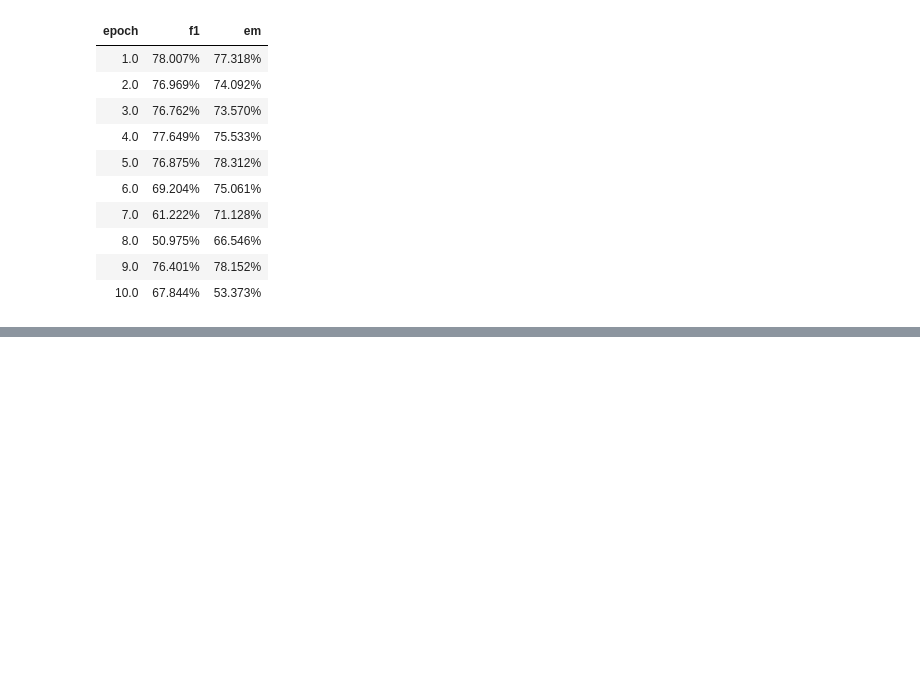
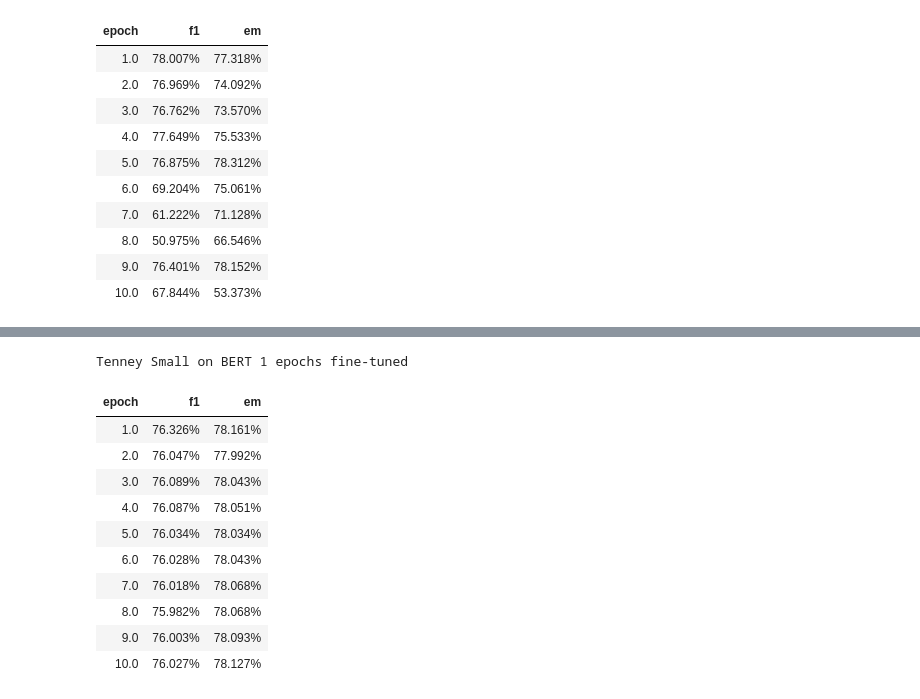
Before and after one commit to cbenge509/BERTVision, a Jupyter notebook: Example Performance Reporting.ipynb, the cells around one changed output, grey strips where cells are left out. Cells and saved outputs as stored; diff of their text form; code cells hidden in the pictures; blank space fills up the shorter version.

```diff
--- a/Example Performance Reporting.ipynb
+++ b/Example Performance Reporting.ipynb
@@ -584,0 +705,45 @@ viz_bert_performance(**kwargs)
+# %%
+import pandas as pd
+from utils.training_utils import *
+
+df = pd.DataFrame({'epoch': {0: 1, 1: 2, 2: 3, 3: 4, 4: 5, 5: 6, 6: 7, 7: 8, 8: 9, 9: 10},
+ 'f1': {0: 0.763261206975258,
+  1: 0.7604730039416996,
+  2: 0.760891497752912,
+  3: 0.7608735547806936,
+  4: 0.7603381731299395,
+  5: 0.7602758620689656,
+  6: 0.7601768281451464,
+  7: 0.7598229109020476,
+  8: 0.7600332133960698,
+  9: 0.7602695467552848},
+ 'em': {0: 0.7816053230017688,
+  1: 0.7799208287711614,
+  2: 0.7804261770403437,
+  3: 0.780510401751874,
+  4: 0.7803419523288133,
+  5: 0.7804261770403437,
+  6: 0.7806788511749347,
+  7: 0.7806788511749347,
+  8: 0.7809315253095258,
+  9: 0.7812684241556472}})
+# %%
+# Generate table output of F1 / EM performance per epoch
+kwargs = {'df': df,
+          'title': 'Tenney Small on BERT 1 epochs fine-tuned',
+          'cmap': 'BuGn'}
+
+viz_table_scores(**kwargs)
+# %% [output]
+Tenney Small on BERT 1 epochs fine-tuned
+| epoch | f1 | em |
+| 1.0 | 76.326% | 78.161% |
+| 2.0 | 76.047% | 77.992% |
+| 3.0 | 76.089% | 78.043% |
+| 4.0 | 76.087% | 78.051% |
+| 5.0 | 76.034% | 78.034% |
+| 6.0 | 76.028% | 78.043% |
+| 7.0 | 76.018% | 78.068% |
+| 8.0 | 75.982% | 78.068% |
+| 9.0 | 76.003% | 78.093% |
+| 10.0 | 76.027% | 78.127% |
```
Also changed, not shown: parts of 13 cells of this notebook, 8 other files.
